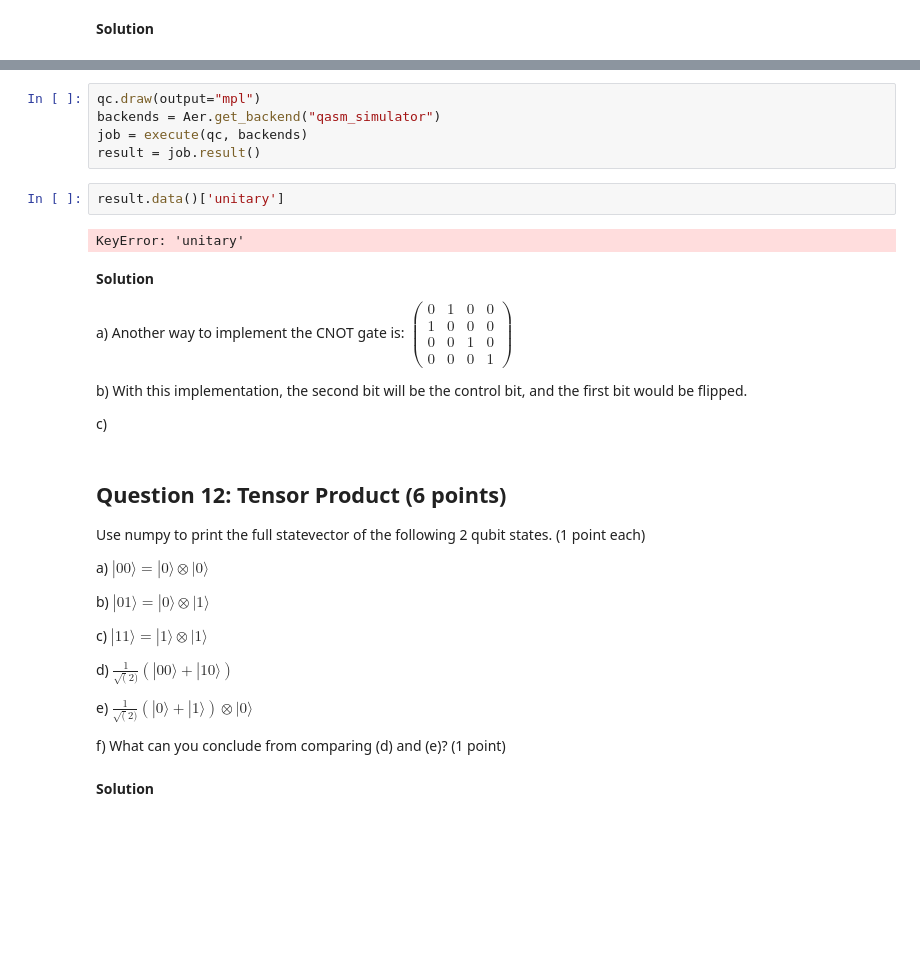
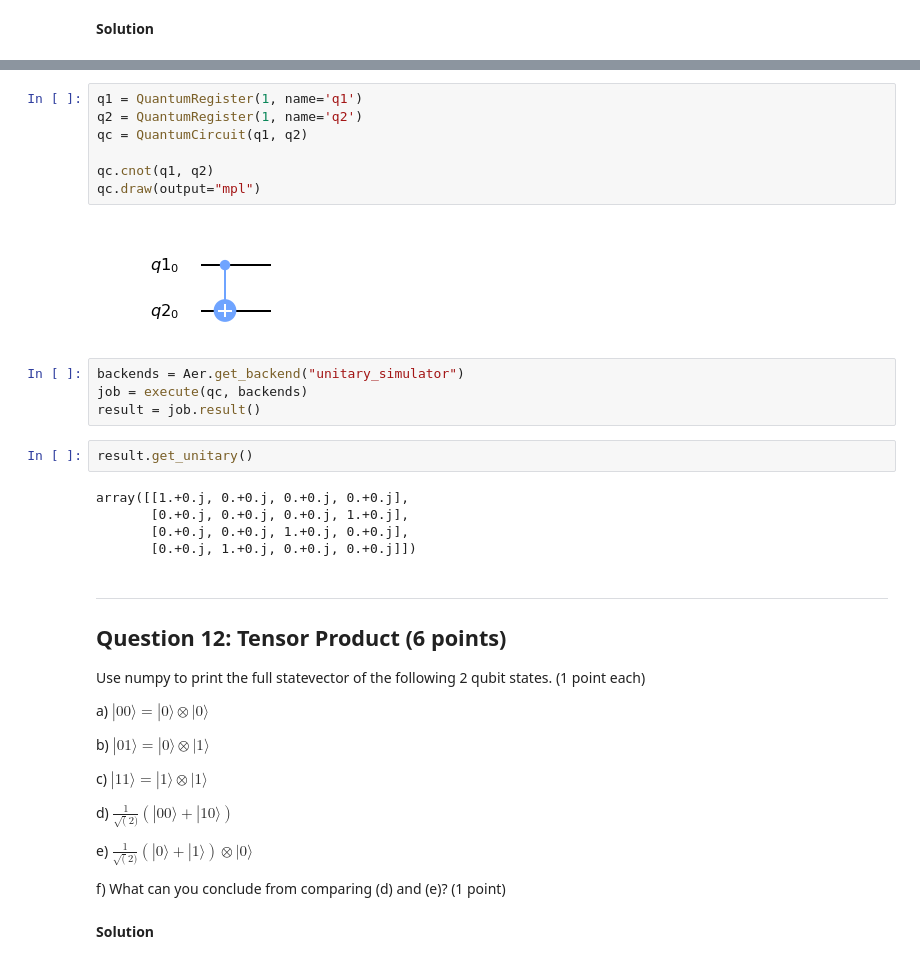
Before and after one commit to jiayuanx/quantum-computing, a Jupyter notebook: assignments/HW1-v1.ipynb, the cells around one changed output, grey strips where cells are left out. Drawn from its saved outputs; the diff is of its cells as text; blank space fills up the shorter version.

```diff
--- a/assignments/HW1-v1.ipynb
+++ b/assignments/HW1-v1.ipynb
@@ -515,28 +537,25 @@ qc.measure(qr[0], cr[0])
+# %%
+q1 = QuantumRegister(1, name='q1')
+q2 = QuantumRegister(1, name='q2')
+qc = QuantumCircuit(q1, q2)
+
+qc.cnot(q1, q2)
+qc.draw(output="mpl")
+# %% [output]
+[figure, added]
 # %%
-qc.draw(output="mpl")
-backends = Aer.get_backend("qasm_simulator")
+backends = Aer.get_backend("unitary_simulator")
 job = execute(qc, backends)
 result = job.result()
-# %%
-result.data()['unitary']
-# %% [output]
-KeyError: 'unitary'
-# %% [markdown]
-**Solution**
-
-a) Another way to implement the CNOT gate is:
-$\left(\begin{matrix}
-0 & 1 & 0 & 0\\
-1 & 0 & 0 & 0\\
-0 & 0 & 1 & 0\\
-0 & 0 & 0 & 1
-\end{matrix}
-\right)$
-
-b) With this implementation, the second bit will be the control bit, and the first bit would be flipped.
-
-c)
+# %%
+result.get_unitary()
+# %% [output]
+array([[1.+0.j, 0.+0.j, 0.+0.j, 0.+0.j],
+       [0.+0.j, 0.+0.j, 0.+0.j, 1.+0.j],
+       [0.+0.j, 0.+0.j, 1.+0.j, 0.+0.j],
+       [0.+0.j, 1.+0.j, 0.+0.j, 0.+0.j]])
 # %% [markdown]
+---
 ## Question 12: Tensor Product (6 points)
 Use numpy to print the full statevector of the following 2 qubit states. (1 point each)
 
```
Also changed, not shown: parts of 21 cells of this notebook.
